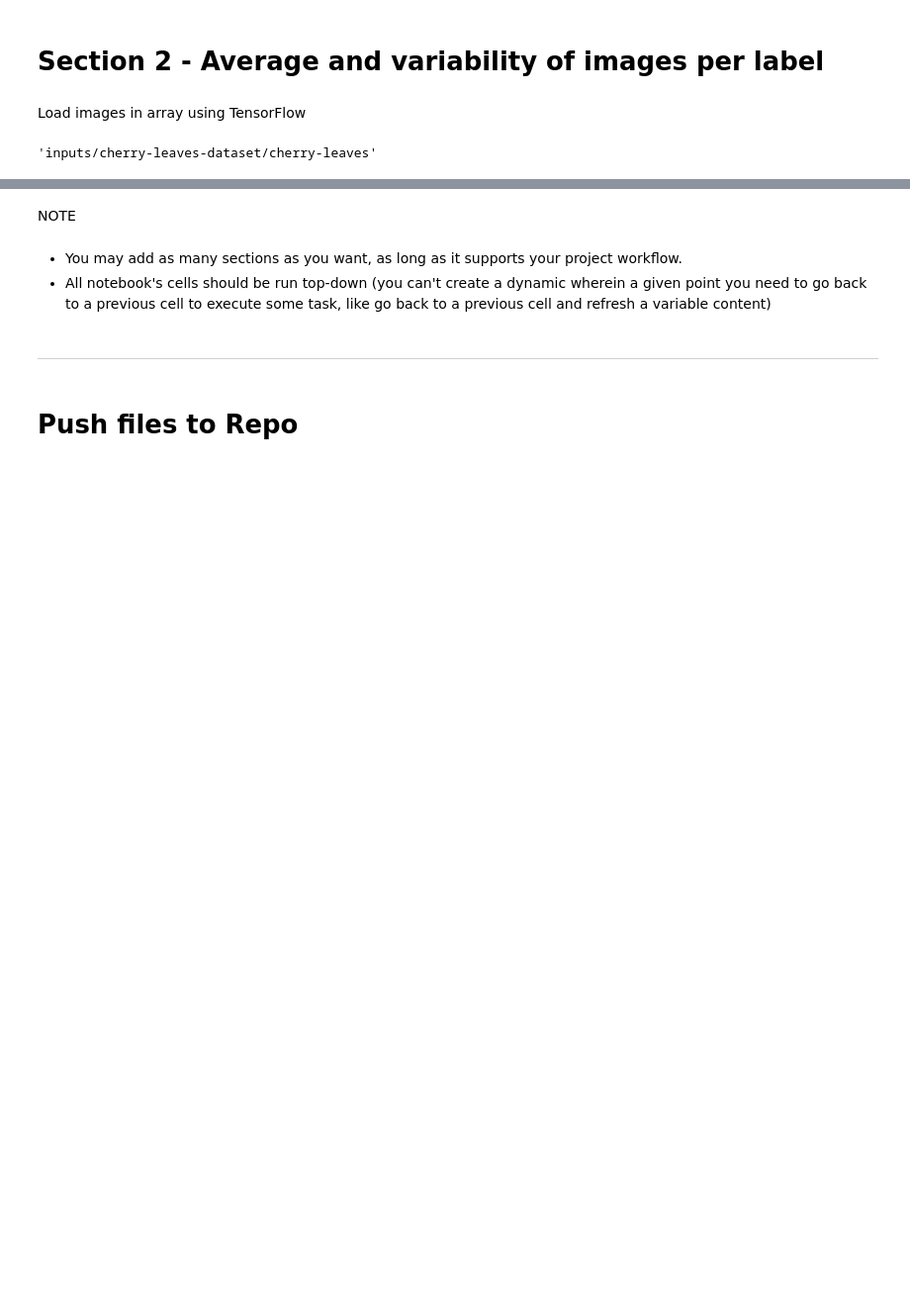
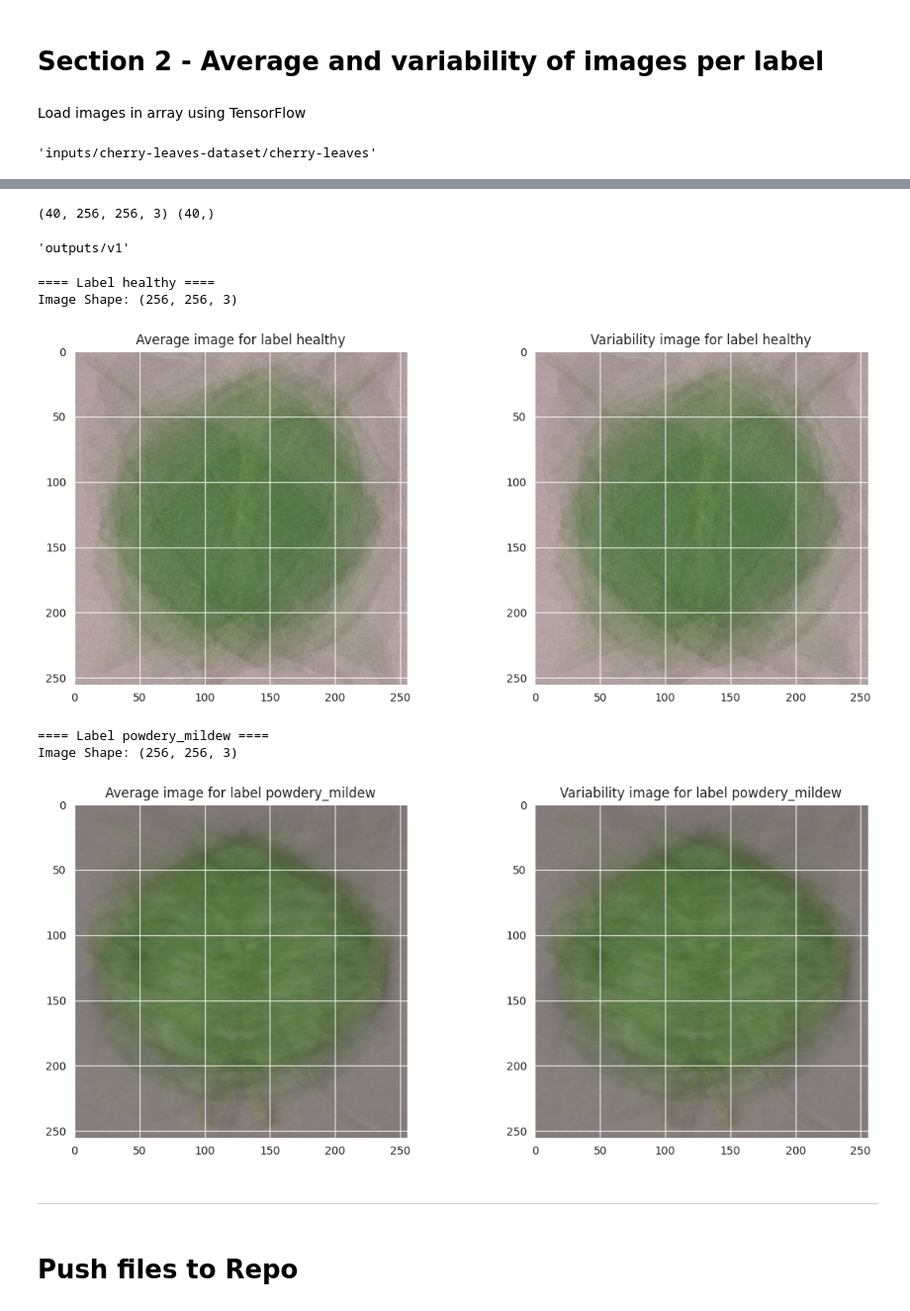
Before and after one commit to RaymondBrien/cherry-ML, a Jupyter notebook: jupyter_notebooks/DataVisualisation.ipynb, the cells around one changed output, grey strips where cells are left out. Shown at 99% size. Saved outputs shown, nothing was run; the diff lists cells and outputs as text; code cells hidden in the pictures; blank space fills up the shorter version.

Commit message:
Add safety testing units for images array

```diff
--- a/jupyter_notebooks/DataVisualisation.ipynb
+++ b/jupyter_notebooks/DataVisualisation.ipynb
@@ -229,8 +247,67 @@ def load_image_as_array(my_data_dir, new_size=(50,50)):
-# %% [markdown]
-NOTE
-# %% [markdown]
-* You may add as many sections as you want, as long as it supports your project workflow.
-* All notebook's cells should be run top-down (you can't create a dynamic wherein a given point you need to go back to a previous cell to execute some task, like go back to a previous cell and refresh a variable content)
+# %%
+# TODO remove n_images after testing
+# Load ALL image shapes and labels in an array
+X, y = load_image_as_array(my_data_dir=train_path, new_size=image_shape, n_images_per_label=20)
+print(X.shape, y.shape)
+# %% [output]
+(40, 256, 256, 3) (40,)
+# %%
+# confirm file path for saving plots later
+file_path
+# %% [output]
+'outputs/v1'
+# %%
+# Plot and save mean and variability of images per label
+def plot_mean_variability_per_label(X, y, figsize=(12, 5), saveImage=False):
+    """
+    - Loop over all lables
+    - Subset an array for a given label
+    - Calculate mean and standard deviation
+    - Create fig displaying mean and images' variability
+    - Save image (not by default)
+    """
+
+    for label_to_display in np.unique(y):
+        sns.set_style('darkgrid')
+
+        # name label tidy
+        y = y.reshape(-1, 1, 1)
+        # avoid duplicates
+        boolean_mask = np.any(y == label_to_display, axis=1).reshape(-1)
+        arr = X[boolean_mask]
+
+        avg_img = np.mean(arr, axis=0)
+        std_image = np.std(arr, axis=0)
+        print(f"==== Label {label_to_display} ====")
+        print(f"Image Shape: {avg_img.shape}")
+
+        fig, axes = plt.subplots(nrows=1, ncols=2, figsize=figsize)
+        axes[0].set_title(f"Average image for label {label_to_display}")
+        axes[0].imshow(avg_img, cmap='gray')  # try other types? TODO
+        axes[1].set_title(f"Variability image for label {label_to_display}")
+        axes[1].imshow(avg_img, cmap='gray')  # try other types? TODO
+
+        # if saving the image
+        if saveImage:
+            plt.savefig(f"{file_path}/avg_var_{label_to_display}.png",
+                        bbox_inches='tight', dpi=150)
+
+        else:
+            plt.tight_layout()
+            plt.show()
+            print('\n')
+
+# X = saved image from tensor all images array
+# y = attached label for each image
+# %%
+plot_mean_variability_per_label(X=X, y=y, figsize=(12, 5), saveImage=False) # TODO save image when running for real
+# %% [output]
+==== Label healthy ====
+Image Shape: (256, 256, 3)
+[figure, added]
+==== Label powdery_mildew ====
+Image Shape: (256, 256, 3)
+[figure, added]
 # %% [markdown]
 ---
 # %% [markdown]
```
Also changed, not shown: parts of 5 cells of this notebook.
